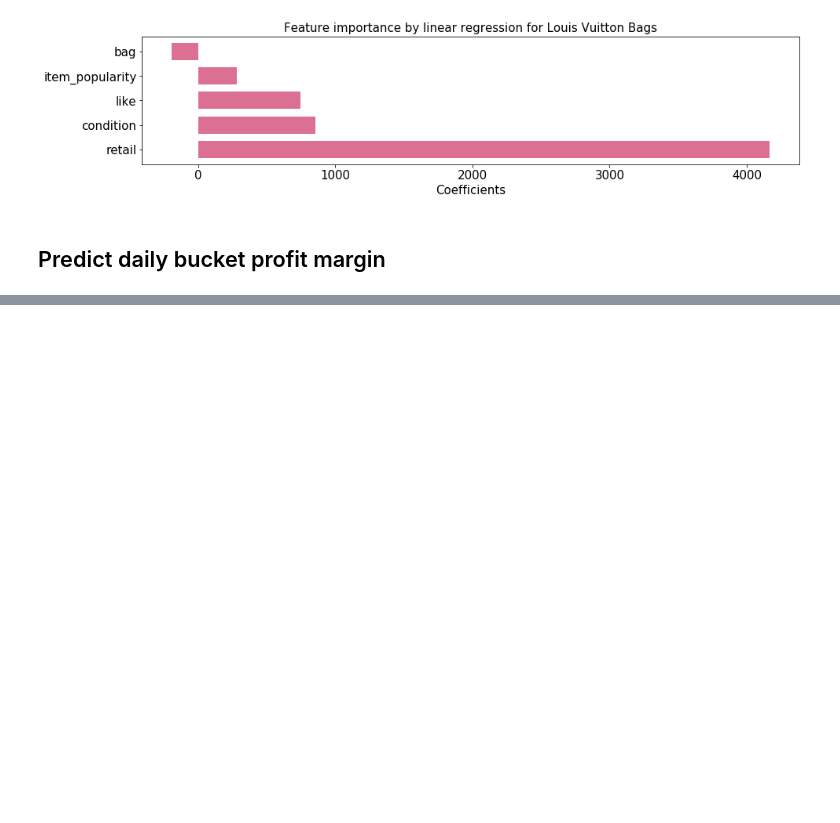
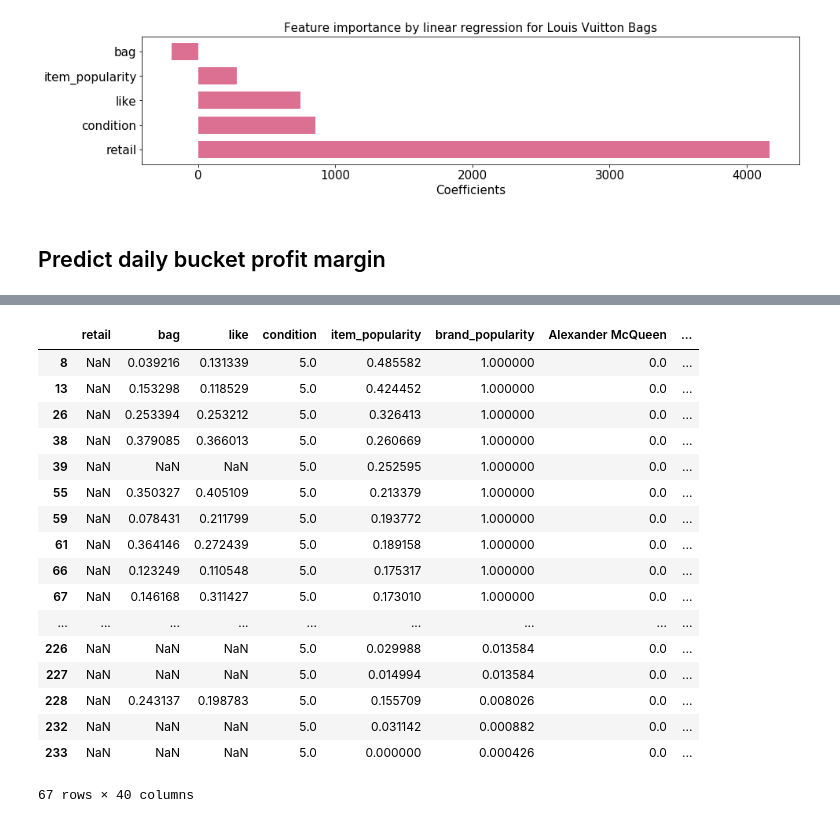
Before and after one commit to dw357/upon, a Jupyter notebook: fashionphile_dw.ipynb, the cells around one changed output, grey strips where cells are left out. Saved outputs shown, nothing was run; the diff lists cells and outputs as text; code cells hidden in the pictures; blank space fills up the shorter version.

```diff
--- a/fashionphile_dw.ipynb
+++ b/fashionphile_dw.ipynb
@@ -356,0 +341,11 @@ l = df_like_mean.set_index(df_like_mean.index)['like']
+# %%
+# bucket_full_ready is ready to be used for prediction using model
+bucket_full_ready_name = pd.concat([bucket_full.name,
+                                    bucket_full.retail.str.replace(',', '').astype(float).apply(np.log),
+                                    bucket_full.bag,
+                                    bucket_full.like,
+                                    bucket_full_condition,
+                                    bucket_full.item_popularity,
+                                    bucket_full.brand_popularity,
+                                    bucket_full_brands], axis = 1)
+bucket_full_ready_name.shape
@@ -356,0 +354,3 @@ l = df_like_mean.set_index(df_like_mean.index)['like']
+# %%
+bucket_full_ready = bucket_full_ready_name.drop(['name'], axis = 1)
+bucket_full_ready.shape
@@ -356,0 +387,8 @@ l = df_like_mean.set_index(df_like_mean.index)['like']
+# %%
+#standardize
+bucket_full_ready_temp = bucket_full_ready.values #returns a numpy array
+min_max_scaler = preprocessing.MinMaxScaler()
+bucket_full_ready_scaled = min_max_scaler.fit_transform(bucket_full_ready_temp)
+bucket_full_ready_std = pd.DataFrame(bucket_full_ready_scaled, columns=bucket_full_ready.columns.values)
+# %%
+bucket_full_ready_std['condition'].replace(to_replace=0, value=5, inplace=True)
@@ -677,0 +740,21 @@ authentication = 10
+# %%
+bucket_full_ready_std[bucket_full_ready_std['retail'].isnull()]
+# %% [output]
+|  | retail | bag | like | condition | item_popularity | brand_popularity | Alexander McQueen | ... |
+| 8 | NaN | 0.039216 | 0.131339 | 5.0 | 0.485582 | 1.000000 | 0.0 | ... |
+| 13 | NaN | 0.153298 | 0.118529 | 5.0 | 0.424452 | 1.000000 | 0.0 | ... |
+| 26 | NaN | 0.253394 | 0.253212 | 5.0 | 0.326413 | 1.000000 | 0.0 | ... |
+| 38 | NaN | 0.379085 | 0.366013 | 5.0 | 0.260669 | 1.000000 | 0.0 | ... |
+| 39 | NaN | NaN | NaN | 5.0 | 0.252595 | 1.000000 | 0.0 | ... |
+| 55 | NaN | 0.350327 | 0.405109 | 5.0 | 0.213379 | 1.000000 | 0.0 | ... |
+| 59 | NaN | 0.078431 | 0.211799 | 5.0 | 0.193772 | 1.000000 | 0.0 | ... |
+| 61 | NaN | 0.364146 | 0.272439 | 5.0 | 0.189158 | 1.000000 | 0.0 | ... |
+| 66 | NaN | 0.123249 | 0.110548 | 5.0 | 0.175317 | 1.000000 | 0.0 | ... |
+| 67 | NaN | 0.146168 | 0.311427 | 5.0 | 0.173010 | 1.000000 | 0.0 | ... |
+| ... | ... | ... | ... | ... | ... | ... | ... | ... |
+| 226 | NaN | NaN | NaN | 5.0 | 0.029988 | 0.013584 | 0.0 | ... |
+| 227 | NaN | NaN | NaN | 5.0 | 0.014994 | 0.013584 | 0.0 | ... |
+| 228 | NaN | 0.243137 | 0.198783 | 5.0 | 0.155709 | 0.008026 | 0.0 | ... |
+| 232 | NaN | NaN | NaN | 5.0 | 0.031142 | 0.000882 | 0.0 | ... |
+| 233 | NaN | NaN | NaN | 5.0 | 0.000000 | 0.000426 | 0.0 | ... |
+67 rows × 40 columns
```
Also changed, not shown: parts of 18 cells of this notebook.
